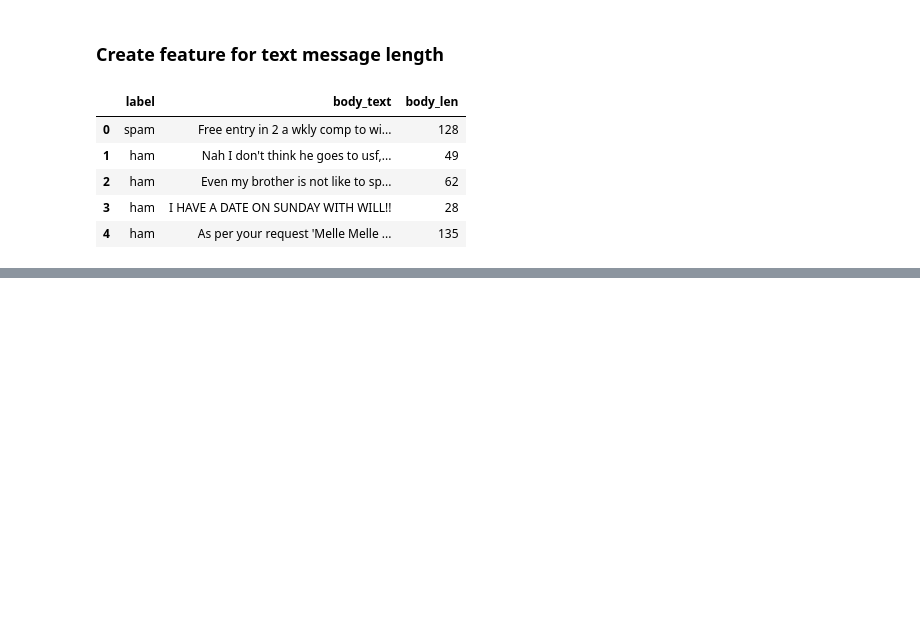
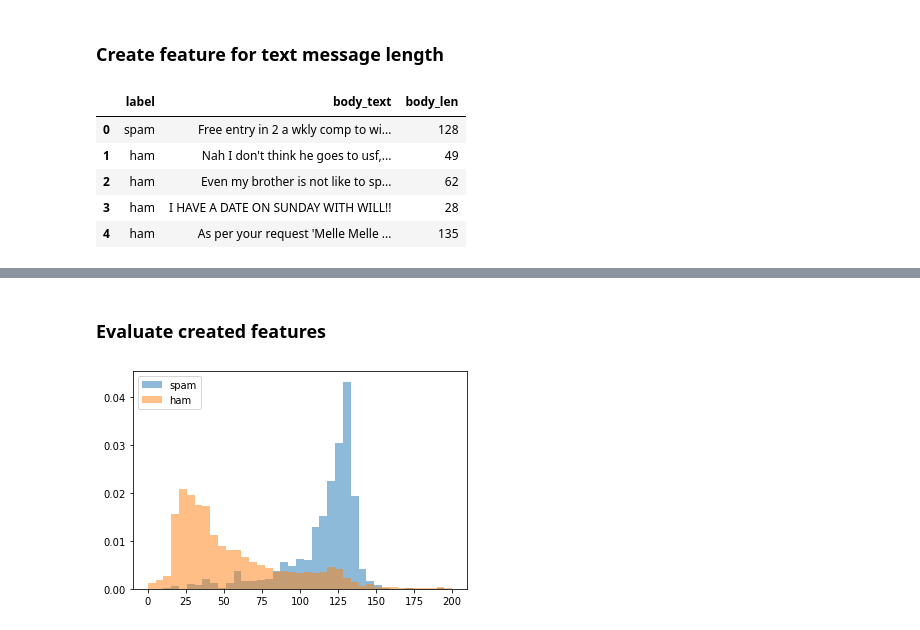
Before and after one commit to onlyabhilash/NLP, a Jupyter notebook: NLP_lk/04-Feature Engg.ipynb, the cells around one changed output, grey strips where cells are left out. Cells and saved outputs as stored; diff of their text form; code cells hidden in the pictures; blank space fills up the shorter version.

```diff
--- a/NLP_lk/04-Feature Engg.ipynb
+++ b/NLP_lk/04-Feature Engg.ipynb
@@ -20,0 +23,10 @@ data.head()
+# %%
+import string
+
+def count_punct(text):
+    count = sum([1 for char in text if char in string.punctuation])
+    return round(count/(len(text) - text.count(" ")), 3)*100
+
+data['punct%'] = data['body_text'].apply(lambda x: count_punct(x))
+
+data.head()
@@ -20,0 +40,2 @@ data.head()
+# %% [markdown]
+### Evaluate created features
@@ -20,0 +46,9 @@ data.head()
+# %%
+bins = np.linspace(0, 200, 40)
+
+pyplot.hist(data[data['label']=='spam']['body_len'], bins, alpha=0.5, density=True, label='spam')
+pyplot.hist(data[data['label']=='ham']['body_len'], bins, alpha=0.5, density=True, label='ham')
+pyplot.legend(loc='upper left')
+pyplot.show()
+# %% [output]
+[figure, added]
```
Also changed, not shown: parts of 11 cells of this notebook, 1 other file.
